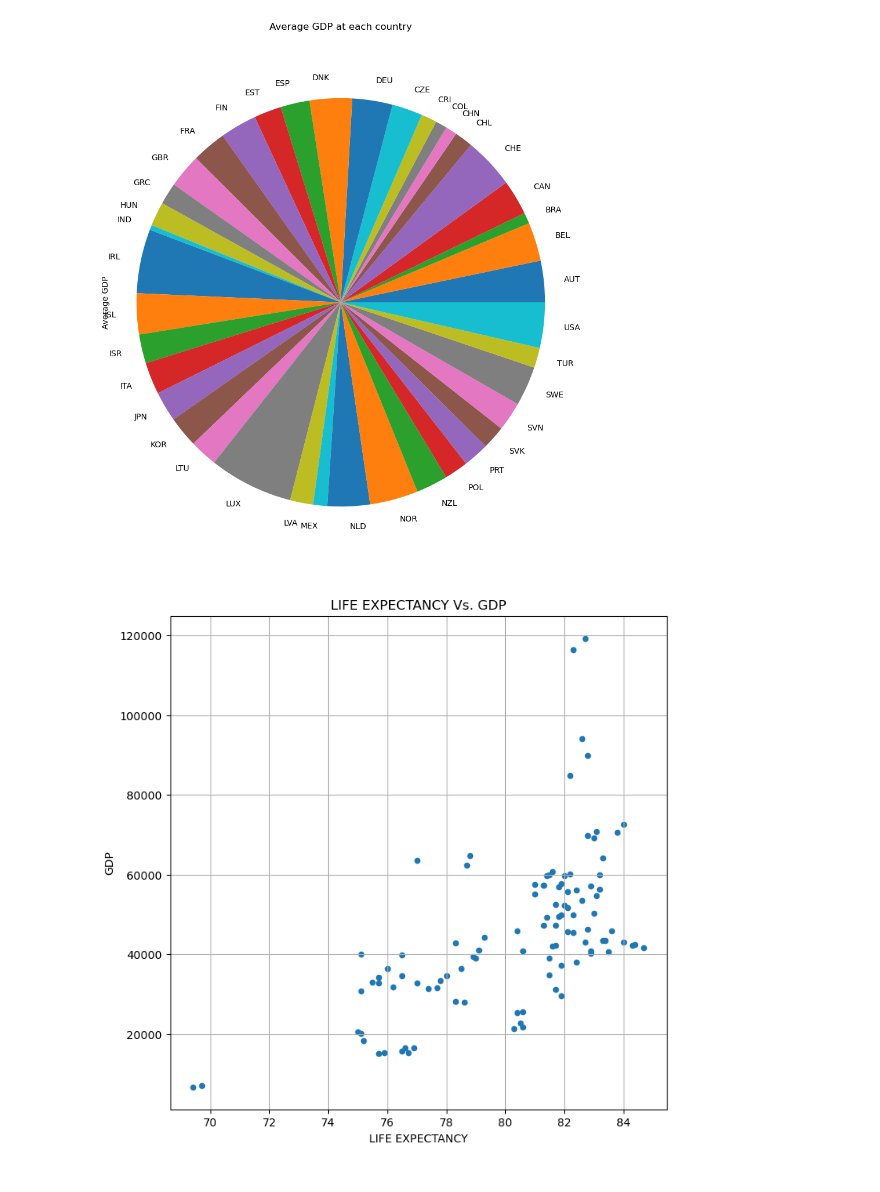
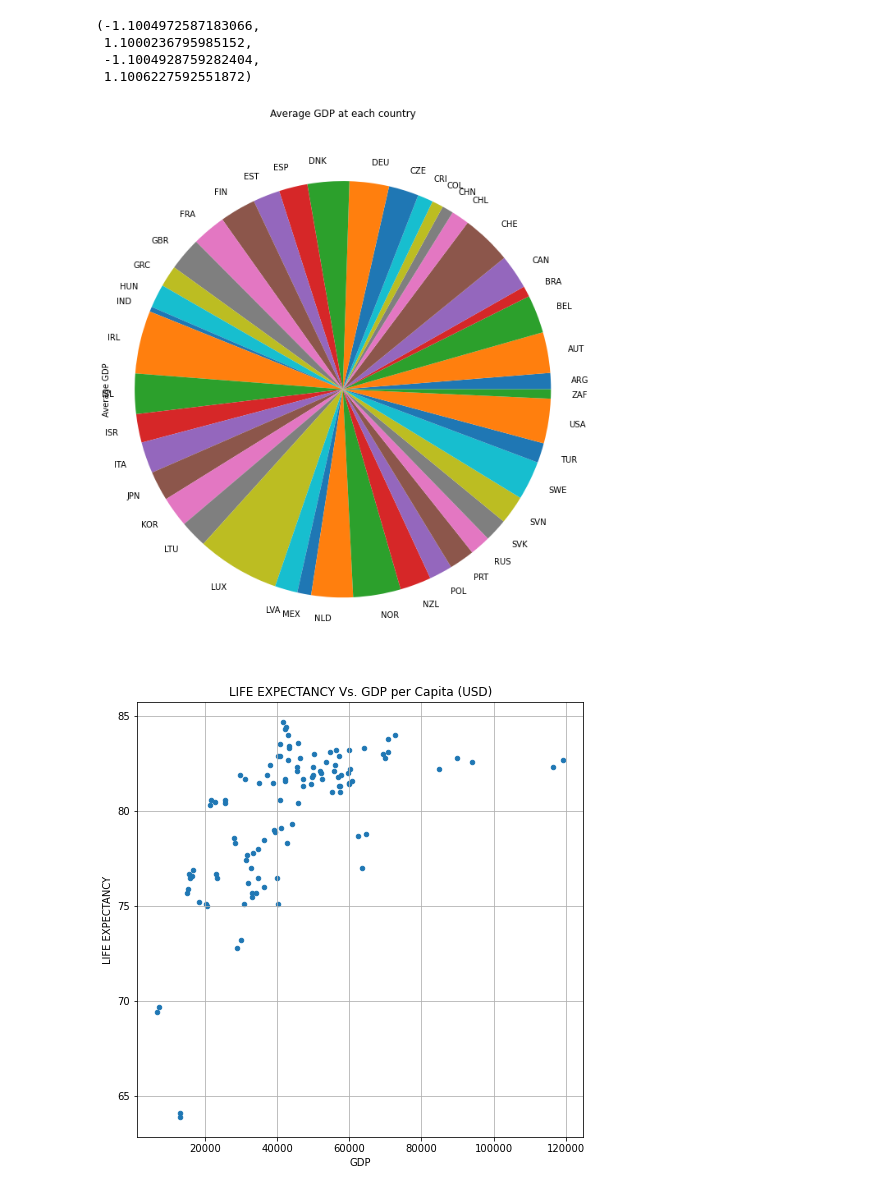
Before and after one commit to lisahh986/project1, a Jupyter notebook: Visualization.ipynb, the cells around one changed output. Saved outputs shown, nothing was run; the diff lists cells and outputs as text; code cells hidden in the pictures.

```diff
--- a/Visualization.ipynb
+++ b/Visualization.ipynb
@@ -5,7 +5,7 @@ import numpy as np
 import scipy.stats as st
 # %%
 # loading data
-life_data_path = "fuzzy.csv"
+life_data_path = "life_data.csv"
 life_df = pd.read_csv(life_data_path)
 # print(life_df.head())
 
@@ -50,14 +28,18 @@ gdb_mean_Series_pie = gdb_mean_Series.plot(kind="pie", y='GDP', title=("Average
 gdb_mean_Series_pie.set_ylabel("Average GDP")
 
 plt.axis("equal")
-plt.show()
+# plt.show()
 # %% [output]
+(-1.1004972587183066,
+ 1.1000236795985152,
+ -1.1004928759282404,
+ 1.1006227592551872)
-[figure, old version]
+[figure, new version]
 # %%
 # make a scatter plot of gdp and le (chart 4)
-clean_life_df.plot(kind="scatter", x='LIFE EXPECTANCY', y='GDP', grid=True, figsize=(8,8), title="LIFE EXPECTANCY Vs. GDP")
+clean_life_df.plot(kind="scatter", x='GDP', y='LIFE EXPECTANCY', grid=True, figsize=(8,8), title="LIFE EXPECTANCY Vs. GDP per Capita (USD)")
 plt.show()
 # %% [output]
-[figure, old version]
+[figure, new version]
 # %%
 # make a scatter plot of healthcare expenditure and le (chart 5)
```
Also changed, not shown: parts of 6 cells of this notebook, 4 other files.
